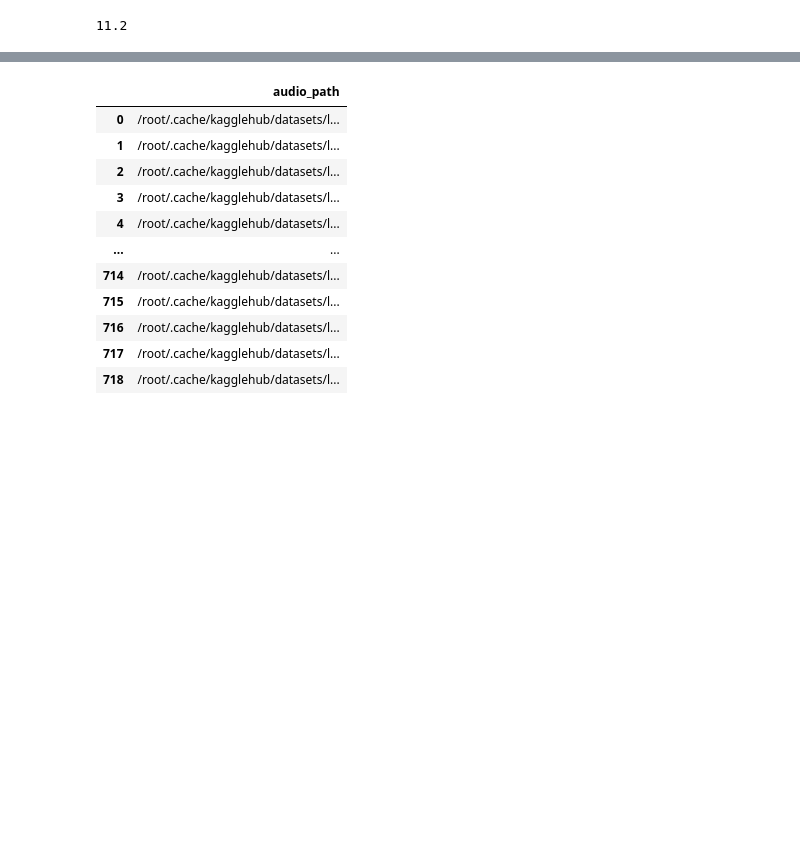
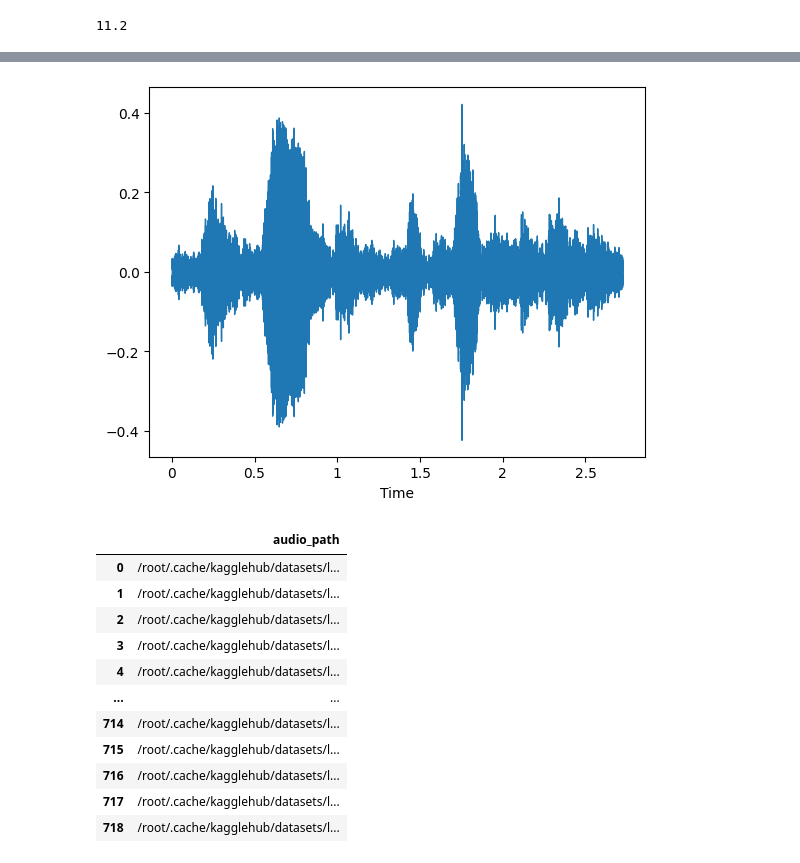
Before and after one commit to 10udCryp7/VAD-flow, a Jupyter notebook: notebooks/VAD_flow.ipynb, the cells around one changed output, grey strips where cells are left out. Saved outputs shown, nothing was run; the diff lists cells and outputs as text; code cells hidden in the pictures; blank space fills up the shorter version.

```diff
--- a/notebooks/VAD_flow.ipynb
+++ b/notebooks/VAD_flow.ipynb
@@ -223,3 +270,8 @@ def transform(path, df: pd.DataFrame):
+# %%
+librosa.display.waveshow(audio, sr=sr)
+plt.show()
+# %% [output]
+[figure, added]
 # %%
 from torch.utils.data import Dataset
 
```
Also changed, not shown: parts of 4 cells of this notebook.
